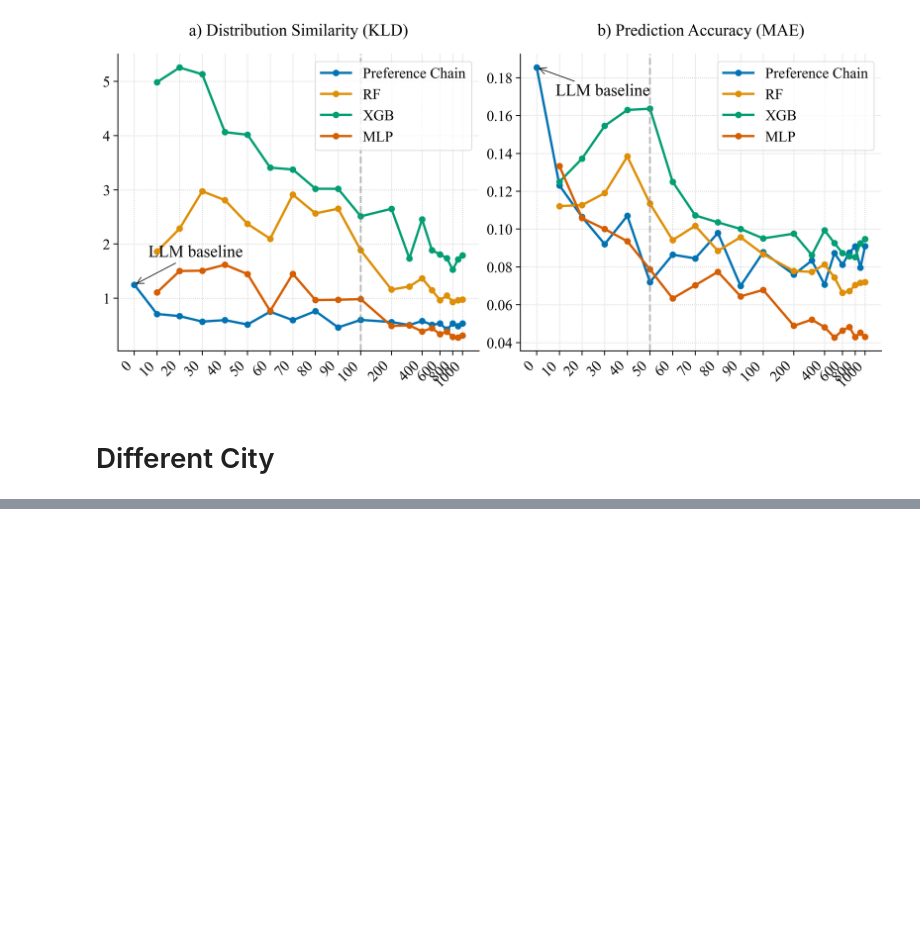
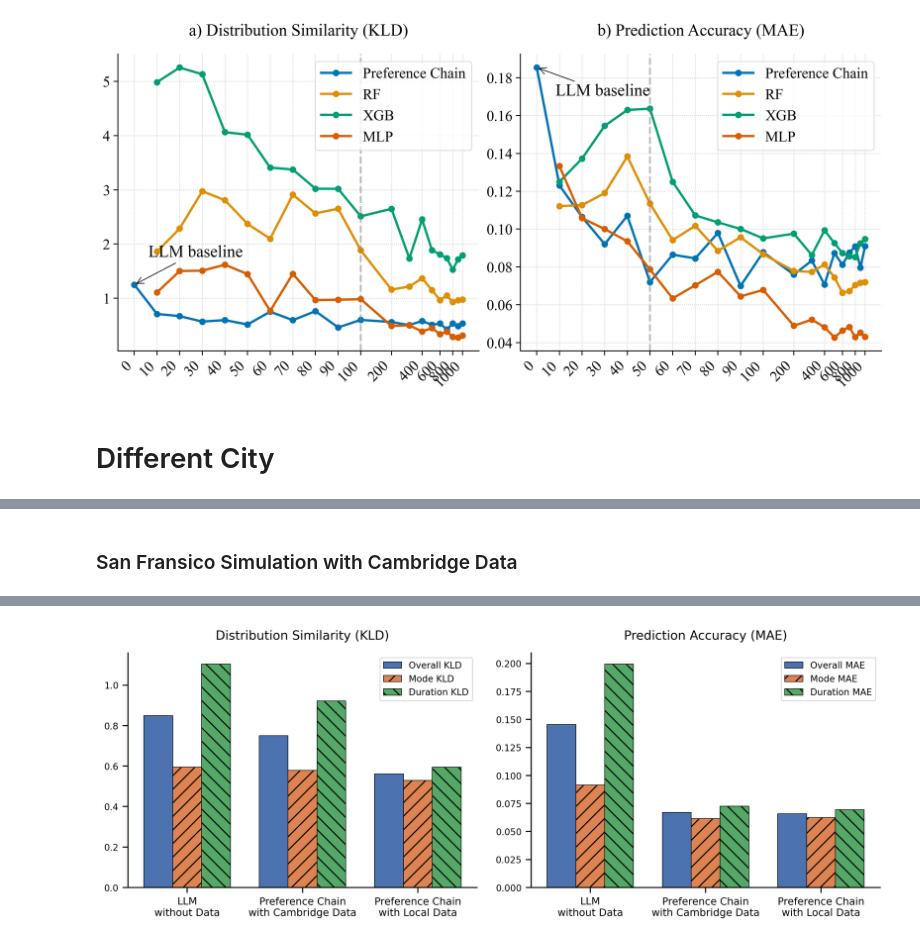
Before and after one commit to kekehurry/mobility_agent, a Jupyter notebook: exp1_step2_analysis.ipynb, the cells around one changed output, grey strips where cells are left out. Drawn from its saved outputs; the diff is of its cells as text; code cells hidden in the pictures; blank space fills up the shorter version.

```diff
--- a/exp1_step2_analysis.ipynb
+++ b/exp1_step2_analysis.ipynb
@@ -772,0 +693,24 @@ plot_mode_prediction(result_df)
+# %% [markdown]
+### San Fransico Simulation with Cambridge Data
+# %%
+# No ref
+result_files = [
+    'results/sanfransico/mobility_agent_sf_0.csv',
+    'results/sanfransico/mobility_agent_sf_50.csv',
+    'results/sanfransico/mobility_agent_sf_refsf_50.csv'
+]
+models = [
+    "LLM\nwithout Data",
+    "Preference Chain\nwith Cambridge Data",
+    "Preference Chain\nwith Local Data"
+]
+
+data = []
+for file,model in zip(result_files,models):
+    result = load_results(file,model)
+    data.append(result)
+
+df = pd.DataFrame(data)
+display(df)
+plot_df(df)
+# %% [output]
@@ -772,0 +721 @@ plot_mode_prediction(result_df)
+[figure, added]
```
Also changed, not shown: parts of 10 cells of this notebook, 11 other files.
